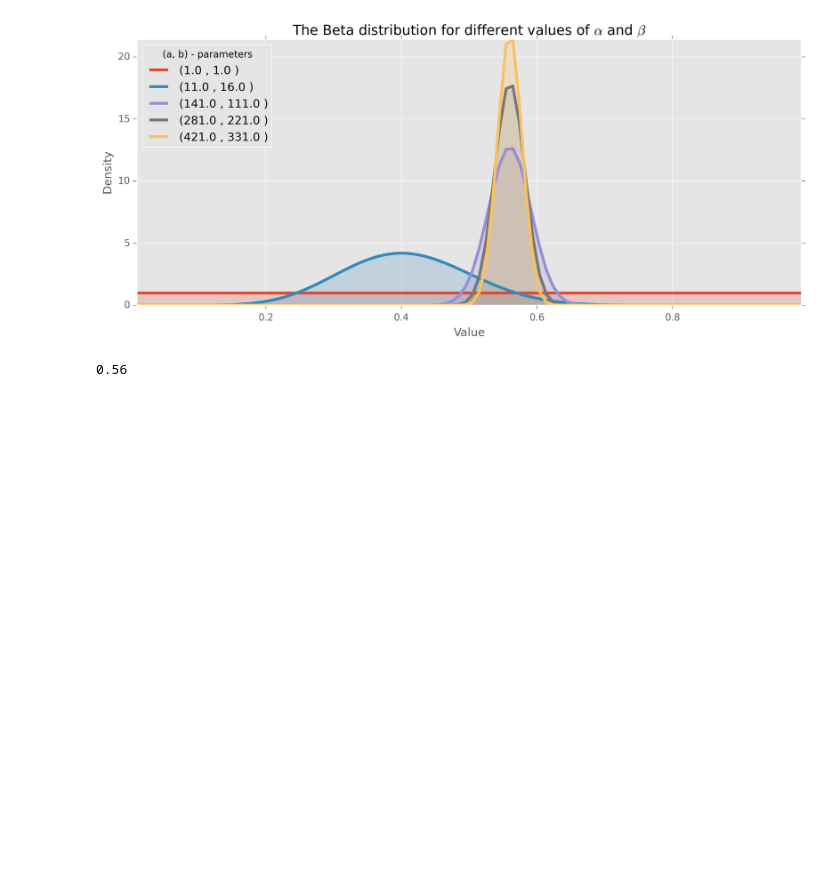
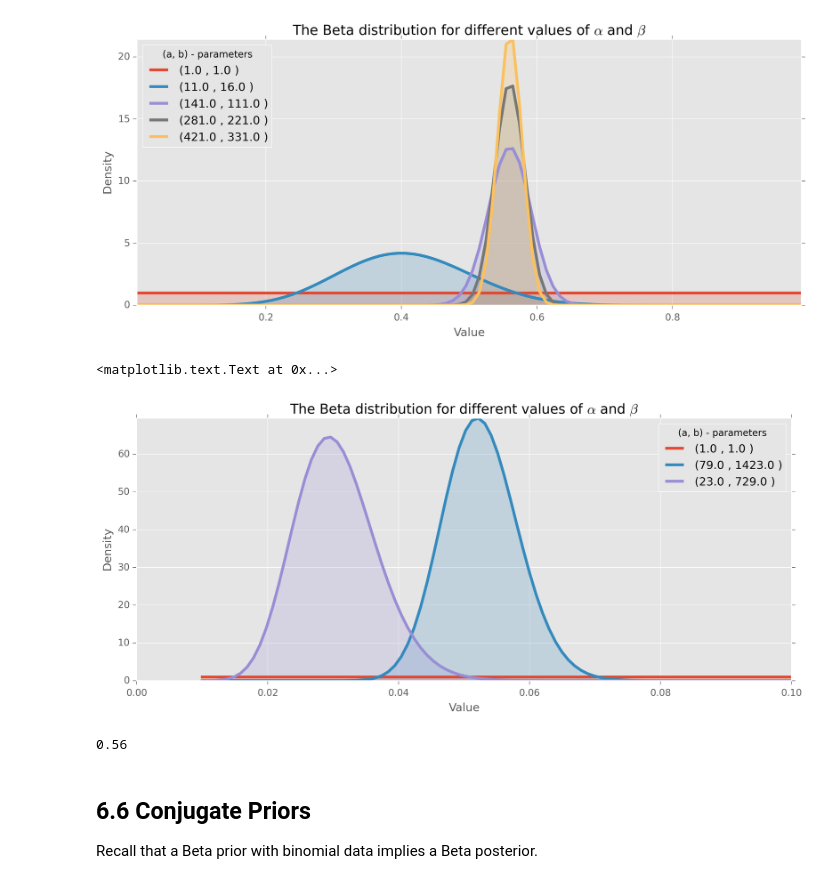
Before and after one commit to doolingdavid/Probabilistic-Programming-and-Bayesian-Methods-for-Hackers, a Jupyter notebook: ABNOTES.ipynb, the cells around one changed output. Saved outputs shown, nothing was run; the diff lists cells and outputs as text; code cells hidden in the pictures; blank space fills up the shorter version.

```diff
--- a/ABNOTES.ipynb
+++ b/ABNOTES.ipynb
@@ -467,7 +481,33 @@ plt.title(r"The Beta distribution for different values of $\alpha$ and $\beta$")
 # %% [output]
 <matplotlib.text.Text at 0x...>
 [figure]
+# %%
+figsize(12.5, 5)
+
+params = [(1,1), (1 + 78, 1 + 1500 - 78), (1 + 22, 1 + 750 -22)]
+
+x = np.linspace(0.01, .99, 1000)
+beta = stats.beta
+for a, b in params:
+    y = beta.pdf(x, a, b)
+    lines =  plt.plot(x, y, label="(%.1f , %.1f )" % (a, b), lw = 3)
+    plt.fill_between(x, 0, y, alpha=0.2, color=lines[0].get_color())
+    plt.autoscale(tight=True)
+
+plt.ylim(0)
+plt.xlim(0,.1)
+plt.legend(loc="upper right", title="(a, b) - parameters")
+plt.xlabel("Value")
+plt.ylabel("Density")
+plt.title(r"The Beta distribution for different values of $\alpha$ and $\beta$")
+# %% [output]
+<matplotlib.text.Text at 0x...>
+[figure, added]
 # %%
 140./250
 # %% [output]
 0.56
+# %% [markdown]
+## 6.6 Conjugate Priors
+
+Recall that a Beta prior with binomial data implies a Beta posterior.
```
Also changed, not shown: parts of 3 cells of this notebook.
